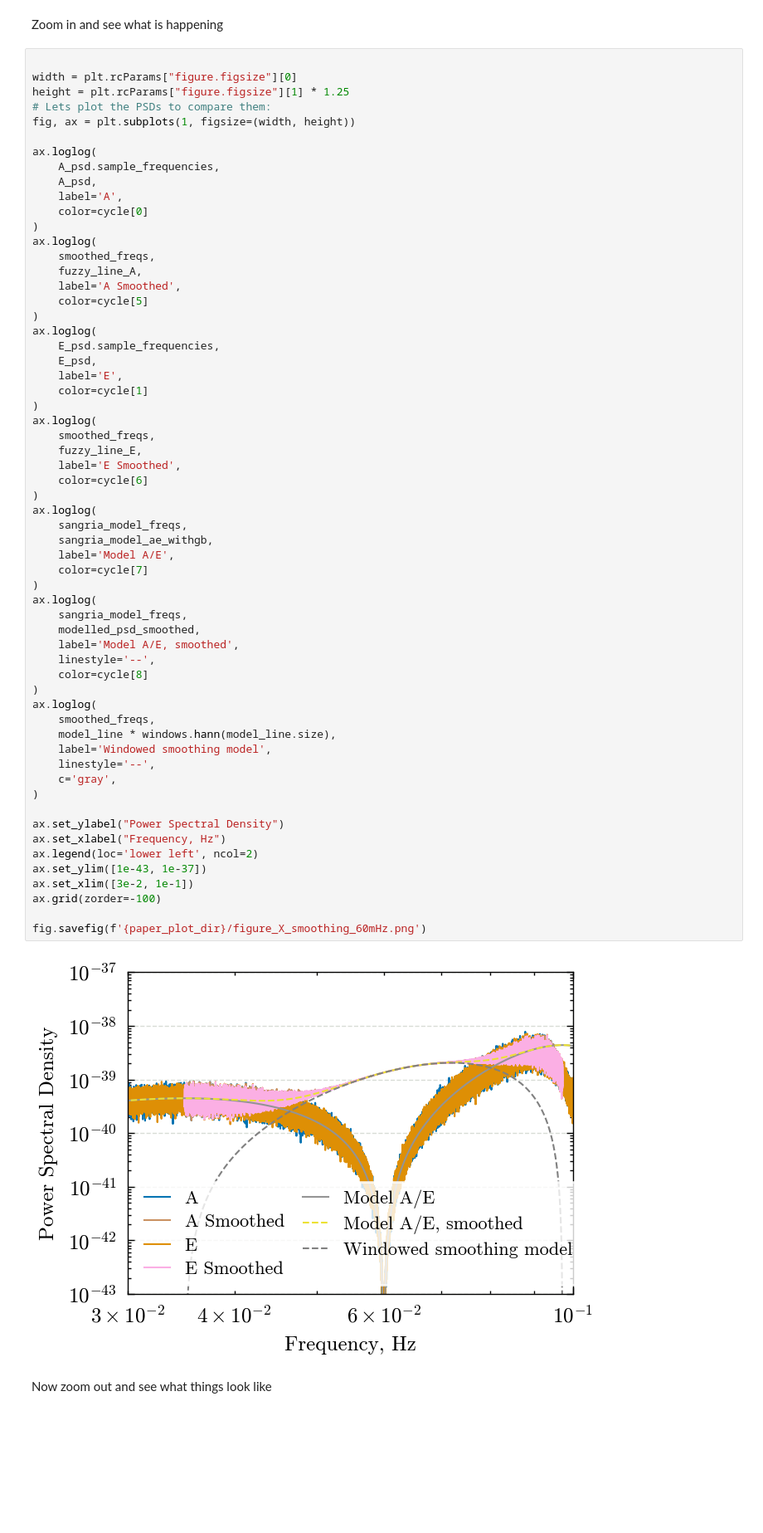
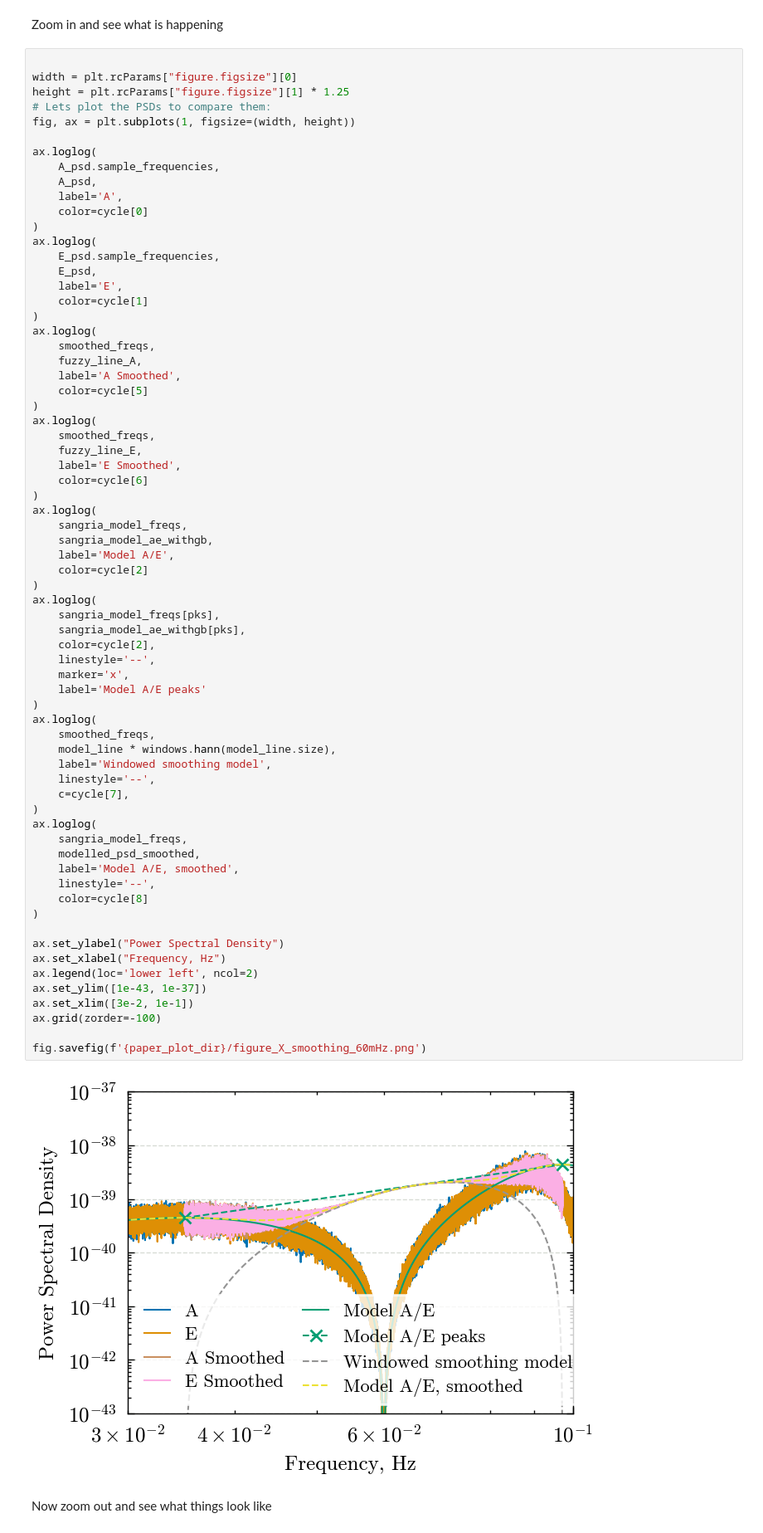
Before and after one commit to icg-gravwaves/lisa_premerger_sangria, a Jupyter notebook: estimate_psds/estimate_psds.ipynb, the cells around one changed output. Shown at 83% size. Saved outputs shown, nothing was run; the diff lists cells and outputs as text; blank space fills up the shorter version.

Commit message:
some improvements to PSD plotting

```diff
--- a/estimate_psds/estimate_psds.ipynb
+++ b/estimate_psds/estimate_psds.ipynb
@@ -345,54 +345,62 @@ ax.loglog(
     color=cycle[0]
 )
 ax.loglog(
+    E_psd.sample_frequencies,
+    E_psd,
+    label='E',
+    color=cycle[1]
+)
+ax.loglog(
     smoothed_freqs,
     fuzzy_line_A,
     label='A Smoothed',
     color=cycle[5]
-)
-ax.loglog(
-    E_psd.sample_frequencies,
-    E_psd,
-    label='E',
-    color=cycle[1]
 )
 ax.loglog(
     smoothed_freqs,
     fuzzy_line_E,
     label='E Smoothed',
     color=cycle[6]
 )
 ax.loglog(
     sangria_model_freqs,
     sangria_model_ae_withgb,
     label='Model A/E',
-    color=cycle[7]
+    color=cycle[2]
+)
+ax.loglog(
+    sangria_model_freqs[pks],
+    sangria_model_ae_withgb[pks],
+    color=cycle[2],
+    linestyle='--',
+    marker='x',
+    label='Model A/E peaks'
+)
+ax.loglog(
+    smoothed_freqs,
+    model_line * windows.hann(model_line.size),
+    label='Windowed smoothing model',
+    linestyle='--',
+    c=cycle[7],
 )
 ax.loglog(
     sangria_model_freqs,
     modelled_psd_smoothed,
     label='Model A/E, smoothed',
     linestyle='--',
     color=cycle[8]
-)
-ax.loglog(
-    smoothed_freqs,
-    model_line * windows.hann(model_line.size),
-    label='Windowed smoothing model',
-    linestyle='--',
-    c='gray',
 )
 
 ax.set_ylabel("Power Spectral Density")
 ax.set_xlabel("Frequency, Hz")
 ax.legend(loc='lower left', ncol=2)
 ax.set_ylim([1e-43, 1e-37])
 ax.set_xlim([3e-2, 1e-1])
 ax.grid(zorder=-100)
 
 fig.savefig(f'{paper_plot_dir}/figure_X_smoothing_60mHz.png')
 # %% [output]
-[figure, old version]
+[figure, new version]
 # %% [markdown]
 Now zoom out and see what things look like
 # %%
```
Also changed, not shown: 4 other files.
